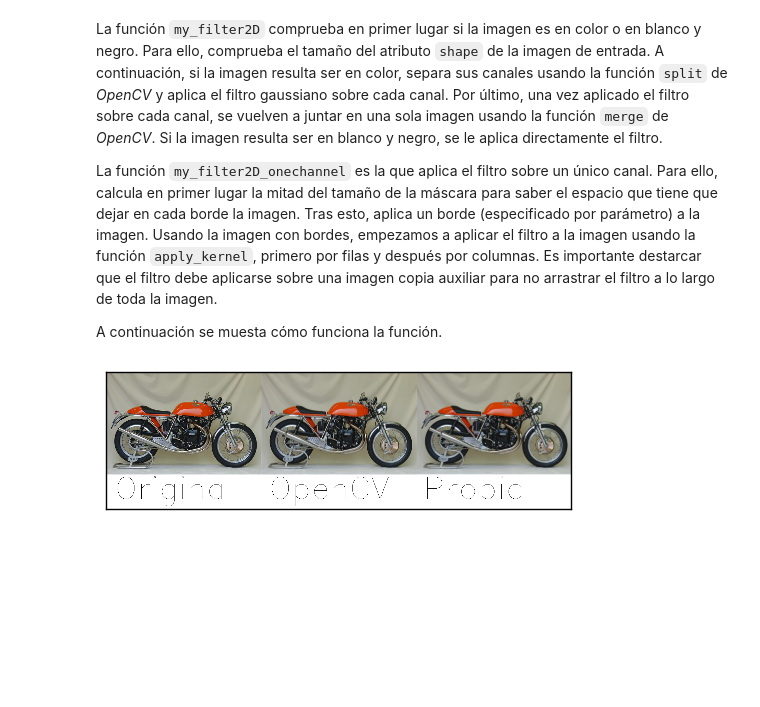
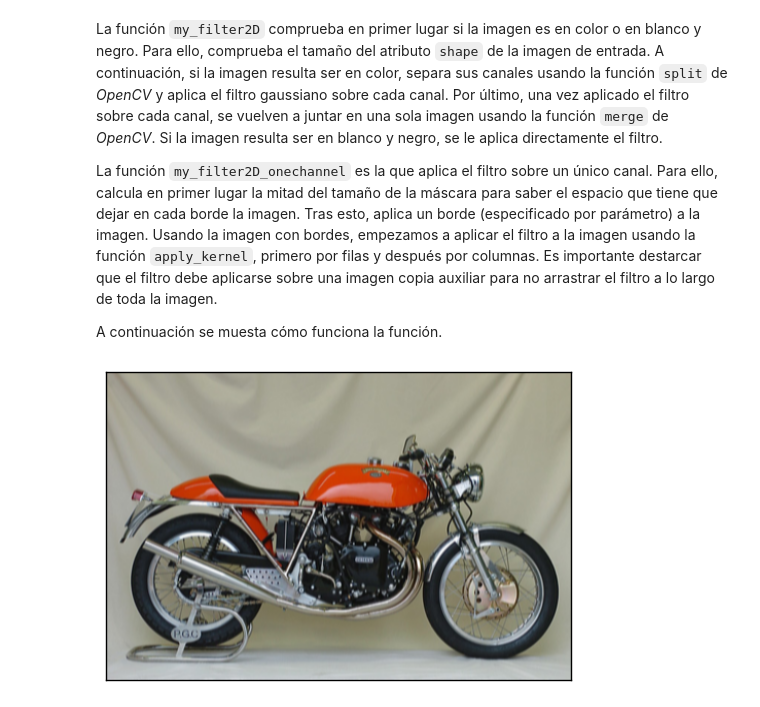
Before and after one commit to mgmacias95/Vision-por-Computador, a Jupyter notebook: P1/Visión por Computador - Práctica 1.ipynb, the cells around one changed output. Drawn from its saved outputs; the diff is of its cells as text; code cells hidden in the pictures; blank space fills up the shorter version.

```diff
--- a/P1/Visión por Computador - Práctica 1.ipynb
+++ b/P1/Visión por Computador - Práctica 1.ipynb
@@ -278,24 +280,9 @@ La función `my_filter2D` comprueba en primer lugar si la imagen es en color o e
 La función `my_filter2D_onechannel` es la que aplica el filtro sobre un único canal. Para ello, calcula en primer lugar la mitad del tamaño de la máscara para saber el espacio que tiene que dejar en cada borde la imagen. Tras esto, aplica un borde (especificado por parámetro) a la imagen. Usando la imagen con bordes, empezamos a aplicar el filtro a la imagen usando la función `apply_kernel`, primero por filas y después por columnas. Es importante destarcar que el filtro debe aplicarse sobre una imagen copia auxiliar para no arrastrar el filtro a lo largo de toda la imagen.
 
 A continuación se muesta cómo funciona la función.
-# %%
-def make_collage(lista_imagenes, lista_texto):
-    # inicializamos una matriz de ceros con el tamaño deseado
-    if len(lista_imagenes[0].shape) == 3:
-        collage = np.ones((lista_imagenes[0].shape[0]+100,lista_imagenes[0].shape[1]*3,3), np.uint8)*255
-    else:
-        collage = np.ones((lista_imagenes[0].shape[0]+100,lista_imagenes[0].shape[1]*3), np.uint8)*255
-
-    dims = lista_imagenes[0].shape
-    for i in range(len(lista_imagenes)):
-        collage[0:dims[0], i*dims[1]:dims[1]*(1+i)] = lista_imagenes[i]#.copy(order='F')
-        cv2.putText(img=collage, text=lista_texto[i], org=(25+(450*i),dims[0]+70), fontFace=cv2.FONT_HERSHEY_SIMPLEX,
-                fontScale=3, color=0)
-
-    return collage
-
-final_image = cv2.filter2D(src=img,ddepth=-1,kernel=mascara,borderType=cv2.BORDER_REPLICATE)
-my_final_image = my_filter2D(src=img, kernel=my_mascara,borderType='replicate')
-mostrar(make_collage([img,final_image,my_final_image], ["Original","OpenCV","Propia"]))
-# %% [output]
-[figure, removed]
+# %%
+final_image = cv2.filter2D(src=img,ddepth=-1,kernel=mascara,borderType=cv2.BORDER_REPLICATE)
+my_final_image = my_filter2D(src=img, kernel=my_mascara,borderType='replicate')
+mostrar(final_image)
+# %% [output]
+[figure, added]
```
Also changed, not shown: parts of 6 cells of this notebook.
